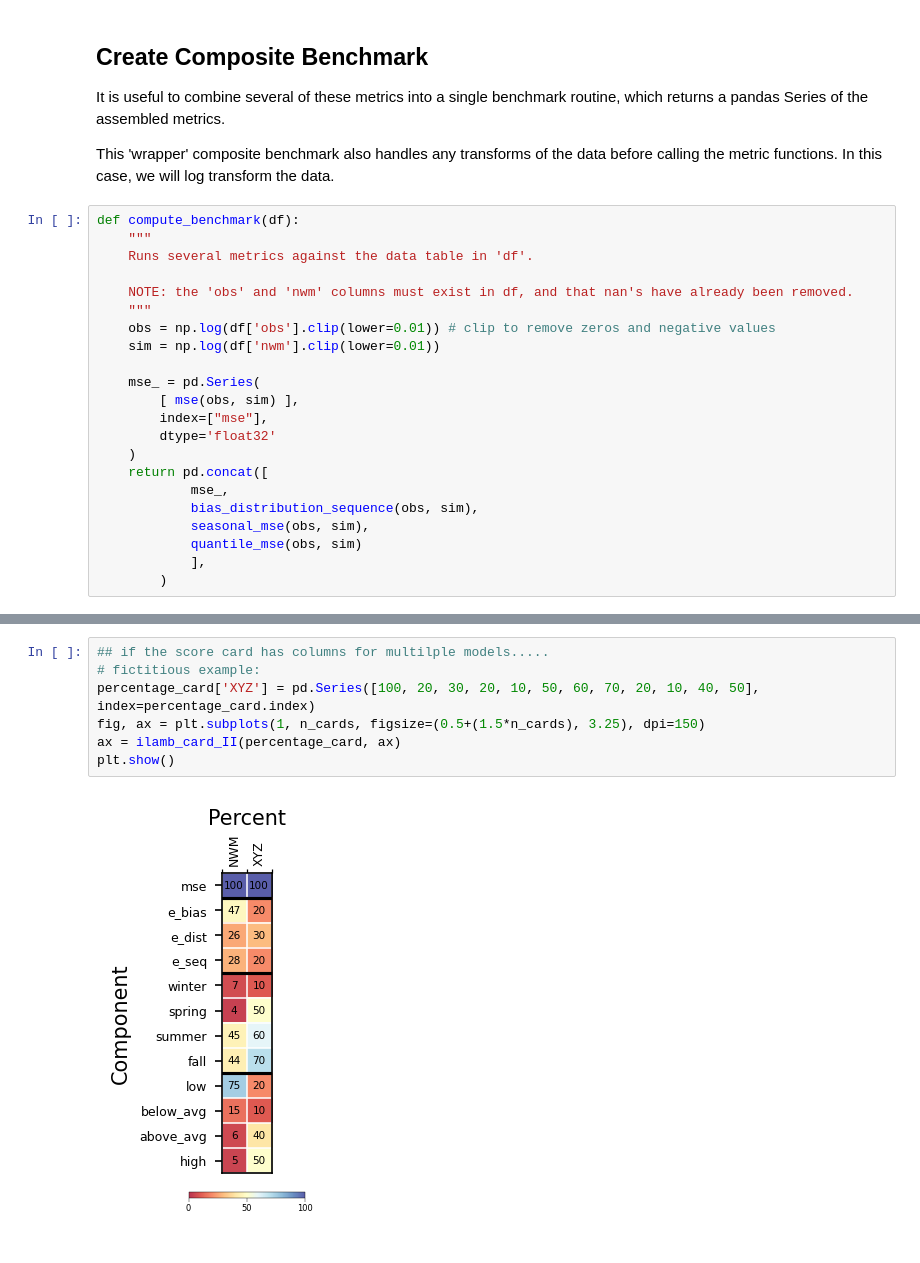
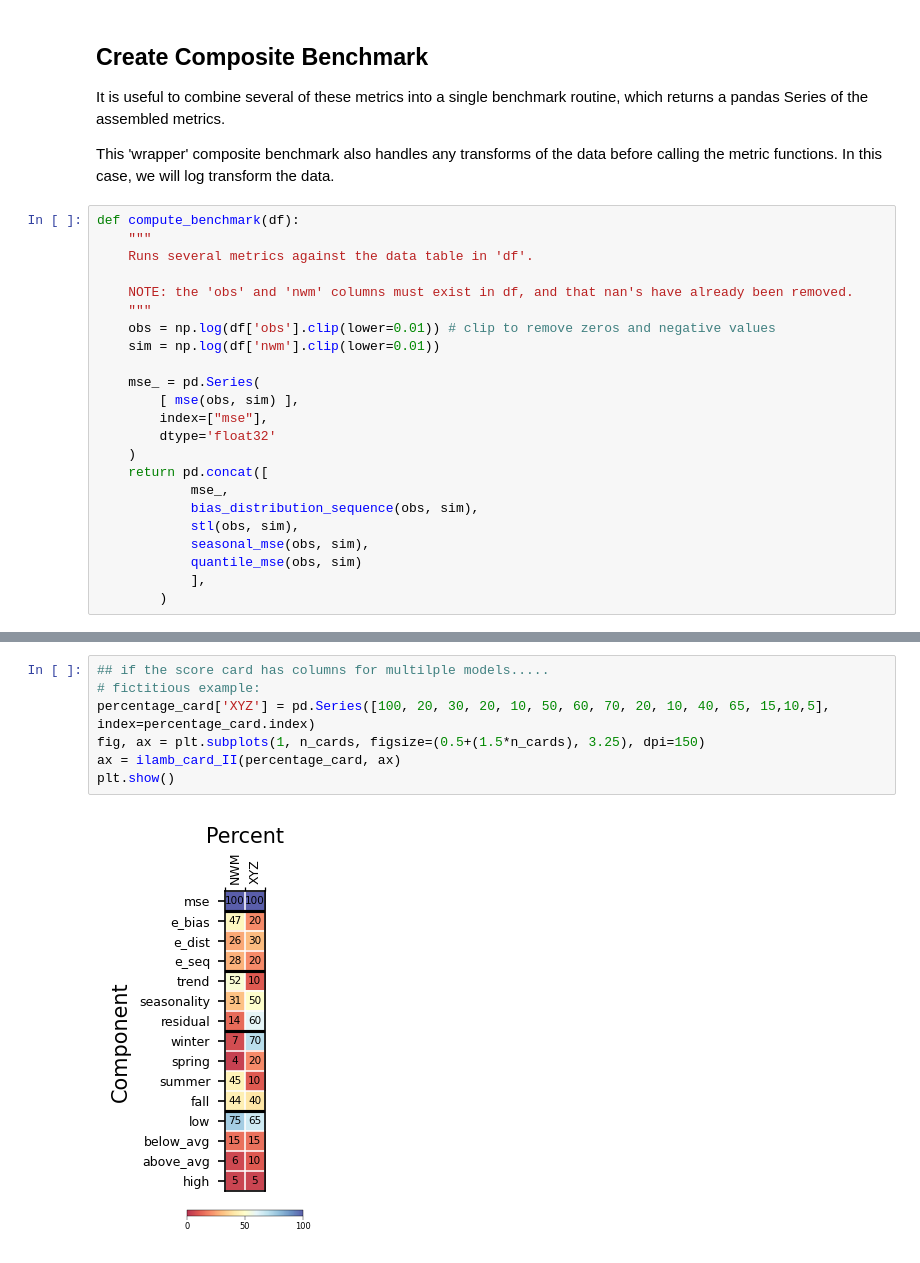
Before and after one commit to hytest-org/hytest, a Jupyter notebook: evaluation/tutorials/stats/Usage_DScore_Suite_v1.ipynb, the cells around one changed output, grey strips where cells are left out. Cells and saved outputs as stored; diff of their text form.

```diff
--- a/evaluation/tutorials/stats/Usage_DScore_Suite_v1.ipynb
+++ b/evaluation/tutorials/stats/Usage_DScore_Suite_v1.ipynb
@@ -80,6 +75,7 @@ def compute_benchmark(df):
     return pd.concat([
             mse_,
             bias_distribution_sequence(obs, sim),
+            stl(obs, sim),
             seasonal_mse(obs, sim),
             quantile_mse(obs, sim)
             ],
@@ -138,9 +140,9 @@ plt.show()
 # %%
 ## if the score card has columns for multilple models.....
 # fictitious example:
-percentage_card['XYZ'] = pd.Series([100, 20, 30, 20, 10, 50, 60, 70, 20, 10, 40, 50], index=percentage_card.index)
+percentage_card['XYZ'] = pd.Series([100, 20, 30, 20, 10, 50, 60, 70, 20, 10, 40, 65, 15,10,5], index=percentage_card.index)
 fig, ax = plt.subplots(1, n_cards, figsize=(0.5+(1.5*n_cards), 3.25), dpi=150)
 ax = ilamb_card_II(percentage_card, ax)
 plt.show()
 # %% [output]
-[figure, old version]
+[figure, new version]
```
Also changed, not shown: parts of 8 cells of this notebook, 4 other files.
